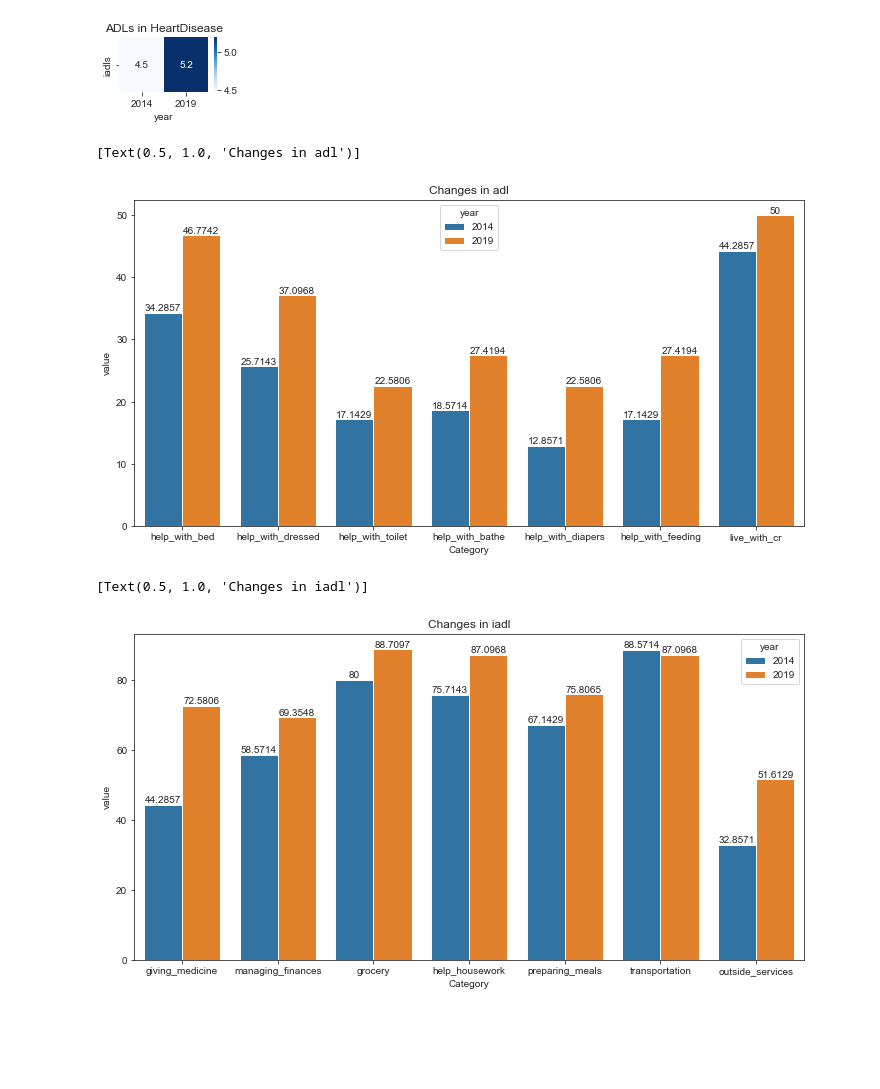
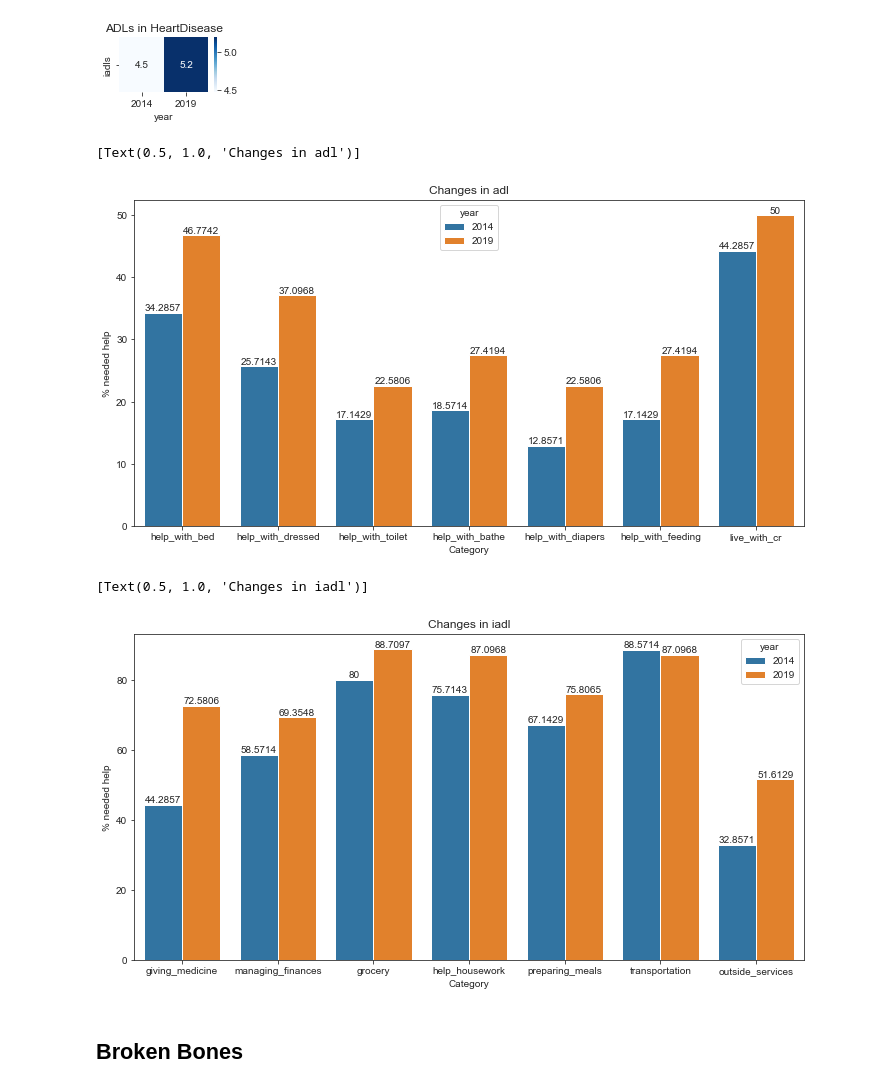
Before and after one commit to woonsupkim/BurdenofCare, a Jupyter notebook: 2015_2020_comparison.ipynb, the cells around one changed output. Cells and saved outputs as stored; diff of their text form; code cells hidden in the pictures; blank space fills up the shorter version.

```diff
--- a/2015_2020_comparison.ipynb
+++ b/2015_2020_comparison.ipynb
@@ -178,7 +178,7 @@ ax = sns.heatmap(df_cont, annot = True, cmap = 'Blues').set(title='ADLs in LungD
 sns.set_style('ticks')
 fig, ax = plt.subplots()
 fig.set_size_inches(12,6)
-ax = sns.barplot(x='Category', y='value', hue = 'year', data = df_adl)
+ax = sns.barplot(x='Category', y='% needed help', hue = 'year', data = df_adl)
 for container in ax.containers:
     ax.bar_label(container)
 ax.set(title='Changes in adl')
@@ -189,7 +189,7 @@ ax.set(title='Changes in adl')
 sns.set_style('ticks')
 fig, ax = plt.subplots()
 fig.set_size_inches(12,6)
-ax = sns.barplot(x='Category', y='value', hue = 'year', data = df_iadl)
+ax = sns.barplot(x='Category', y='% needed help', hue = 'year', data = df_iadl)
 for container in ax.containers:
     ax.bar_label(container)
 ax.set(title='Changes in iadl')
@@ -257,22 +257,24 @@ ax = sns.heatmap(df_cont, annot = True, cmap = 'Blues').set(title='ADLs in Heart
 # %%
 sns.set_style('ticks')
 fig, ax = plt.subplots()
 fig.set_size_inches(12,6)
-ax = sns.barplot(x='Category', y='value', hue = 'year', data = df_adl)
+ax = sns.barplot(x='Category', y='% needed help', hue = 'year', data = df_adl)
 for container in ax.containers:
     ax.bar_label(container)
 ax.set(title='Changes in adl')
 # %% [output]
 [Text(0.5, 1.0, 'Changes in adl')]
-[figure, old version]
+[figure, new version]
 # %%
 sns.set_style('ticks')
 fig, ax = plt.subplots()
 fig.set_size_inches(12,6)
-ax = sns.barplot(x='Category', y='value', hue = 'year', data = df_iadl)
+ax = sns.barplot(x='Category', y='% needed help', hue = 'year', data = df_iadl)
 for container in ax.containers:
     ax.bar_label(container)
 ax.set(title='Changes in iadl')
 # %% [output]
 [Text(0.5, 1.0, 'Changes in iadl')]
-[figure, old version]
+[figure, new version]
+# %% [markdown]
+## Broken Bones
```
Also changed, not shown: parts of 22 cells of this notebook.
